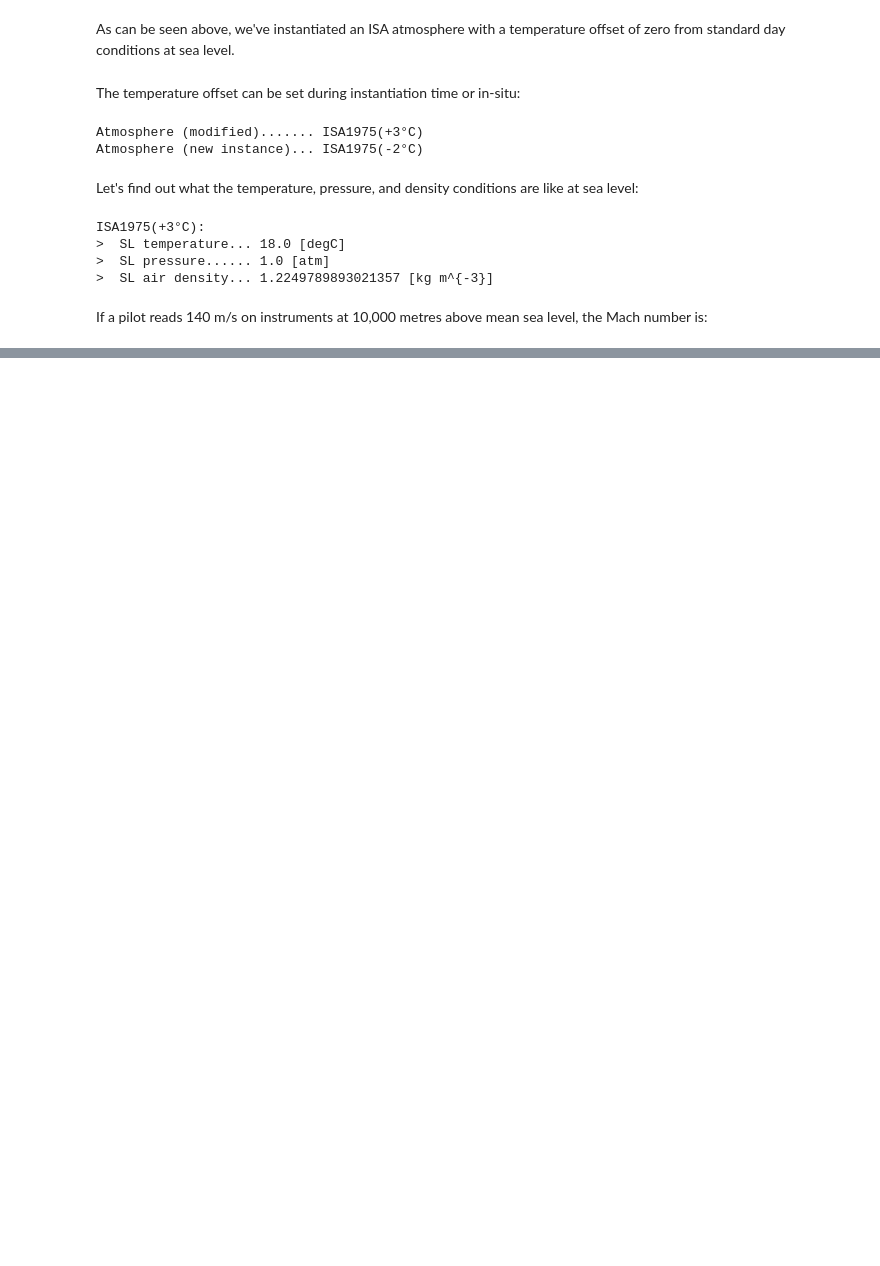
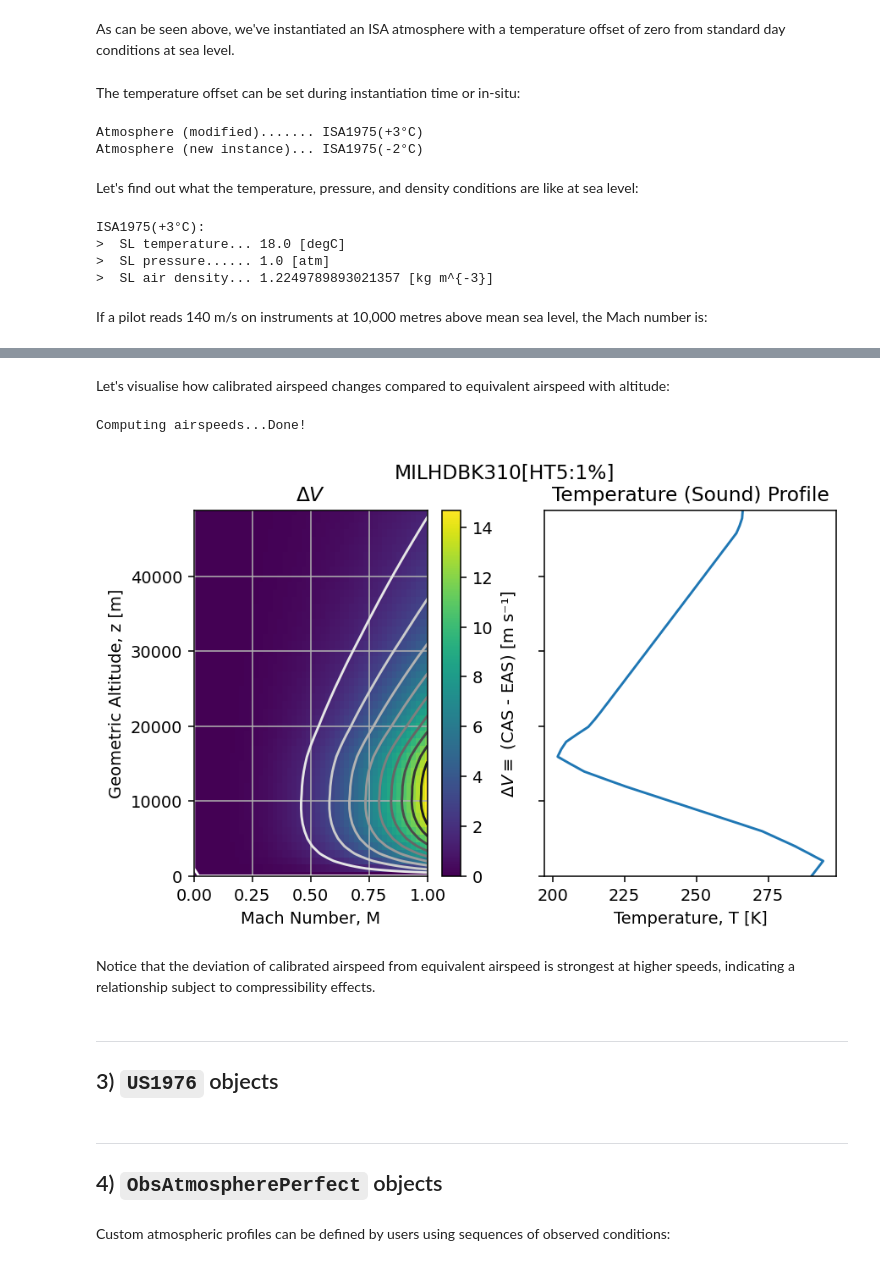
Before and after one commit to yaseen157/carpy, a Jupyter notebook: docs/source/user/Atmosphere Models.ipynb, the cells around one changed output, grey strips where cells are left out. Cells and saved outputs as stored; diff of their text form; code cells hidden in the pictures; blank space fills up the shorter version.

```diff
--- a/docs/source/user/Atmosphere Models.ipynb
+++ b/docs/source/user/Atmosphere Models.ipynb
@@ -71,0 +147,48 @@ print(">  Mach...", mach)
+# %% [markdown]
+Let's visualise how calibrated airspeed changes compared to equivalent airspeed with altitude:
+# %%
+# Create 2d meshes of altitudes and Mach numbers to evaluate
+Mach = np.linspace(0, 1)
+mesh_alt, mesh_Mach = np.meshgrid(z_altitude, Mach)
+
+print("Computing airspeeds...", end="")
+cas, eas, tas, Mach = milatmos.airspeeds(altitude=mesh_alt, geometric=True, Mach=mesh_Mach)
+print("Done!")
+
+dv = cas - eas
+
+# Create figure
+fig, axs = plt.subplots(1, 2, dpi=140, figsize=(7, 4), sharey=True)
+fig.suptitle(f"{milatmos}")
+
+# Plot things
+cm = axs[0].pcolormesh(mesh_Mach, mesh_alt, dv, cmap="viridis")
+axs[0].contour(mesh_Mach, mesh_alt, dv, cmap="binary", levels=10)
+fig.colorbar(cm, ax=axs[0], label="$\Delta V \equiv$ (CAS - EAS) "+f"[{dv.units}]")
+axs[1].plot(T_mil, z_altitude)
+
+axs[0].set_title("$\Delta V$")
+axs[0].set_xlabel("Mach Number, M")
+axs[0].set_ylabel("Geometric Altitude, z [m]")
+axs[0].set_xlim(Mach.min(), Mach.max())
+axs[0].set_ylim(z_altitude.min(), z_altitude.max())
+axs[0].grid()
+
+axs[1].set_title("Temperature (Sound) Profile")
+axs[1].set_xlabel("Temperature, T [K]")
+axs[1].set_ylim(z_altitude.min(), z_altitude.max())
+
+plt.show()
+# %% [output]
+Computing airspeeds...Done!
+[figure, added]
+# %% [markdown]
+Notice that the deviation of calibrated airspeed from equivalent airspeed is strongest at higher speeds, indicating a relationship subject to compressibility effects.
+# %% [markdown]
+***
+## 3) `US1976` objects
+# %% [markdown]
+***
+## 4) `ObsAtmospherePerfect` objects
+# %% [markdown]
+Custom atmospheric profiles can be defined by users using sequences of observed conditions:
```
Also changed, not shown: parts of 14 cells of this notebook, 5 other files.
